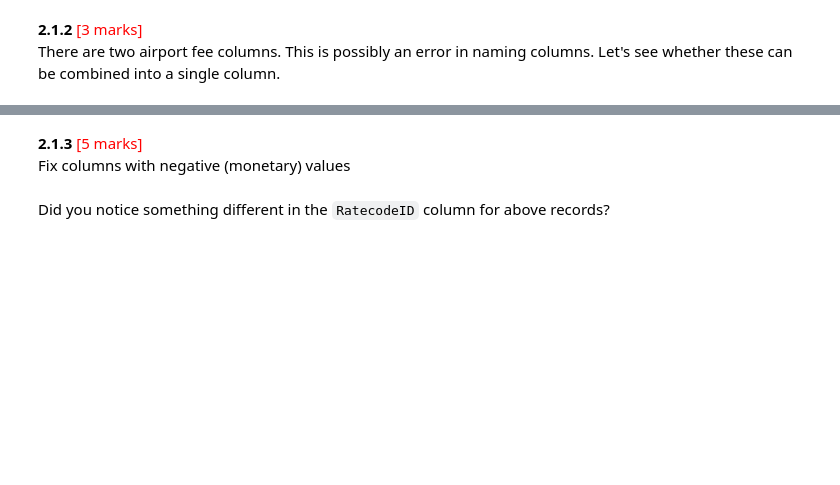
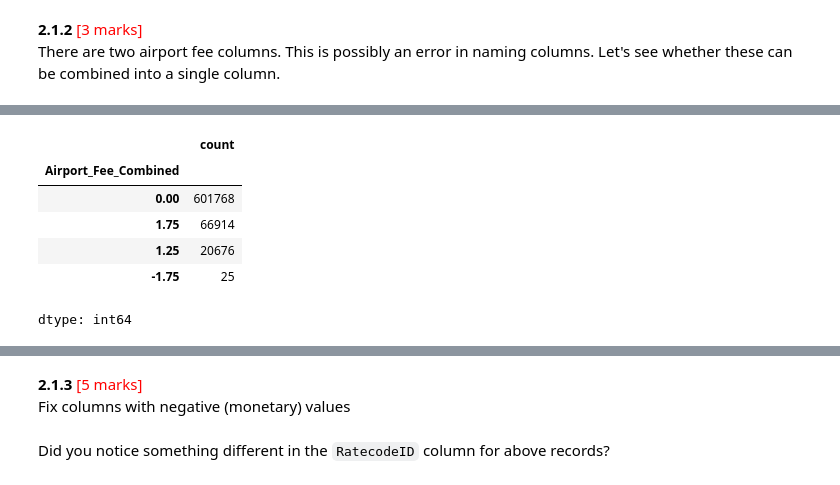
Before and after one commit to msaipraveenkumar/EDA_Assg_NYC_Taxi_Starter, a Jupyter notebook: EDA_Assg_NYC_Taxi_Starter.ipynb, the cells around one changed output, grey strips where cells are left out. Cells and saved outputs as stored; diff of their text form; code cells hidden in the pictures; blank space fills up the shorter version.

```diff
--- a/EDA_Assg_NYC_Taxi_Starter.ipynb
+++ b/EDA_Assg_NYC_Taxi_Starter.ipynb
@@ -378,0 +374,3 @@ There are two airport fee columns. This is possibly an error in naming columns.
+# %%
+df['airport_fee'].fillna(0, inplace=True)
+df['Airport_fee'].fillna(0, inplace=True)
@@ -379,2 +385,13 @@ There are two airport fee columns. This is possibly an error in naming columns.
 # %%
 # Combine the two airport fee columns
+df['Airport_Fee_Combined'] = df.apply(lambda row: row['Airport_fee']+row['airport_fee'], axis=1)
+# %%
+df['Airport_Fee_Combined'].value_counts()
+# %% [output]
+|  | count |
+| Airport_Fee_Combined |  |
+| 0.00 | 601768 |
+| 1.75 | 66914 |
+| 1.25 | 20676 |
+| -1.75 | 25 |
+dtype: int64
```
Also changed, not shown: parts of 22 cells of this notebook.
